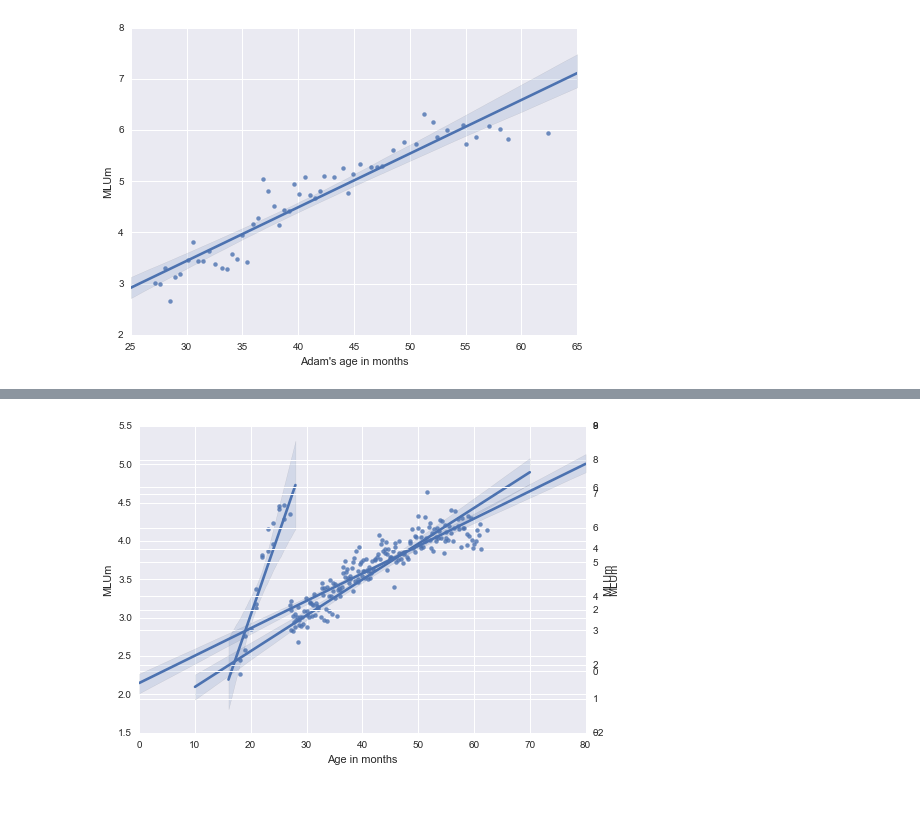
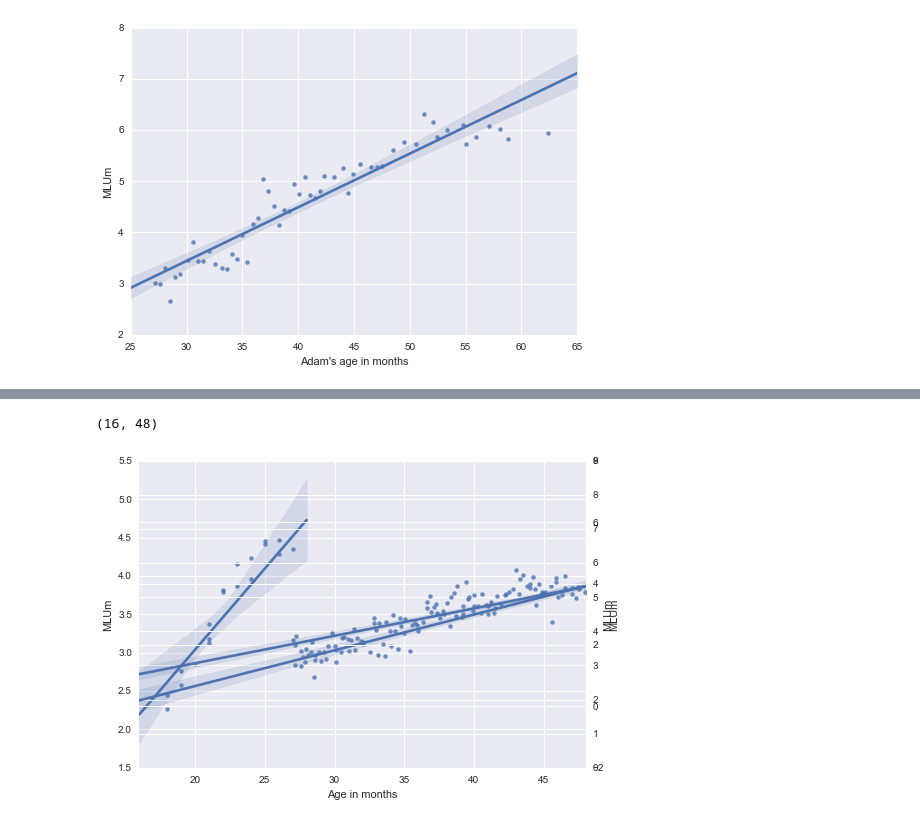
Before and after one commit to ethanweed/Development-of-Language-2017, a Jupyter notebook: playing-with-Lee_PyLangAcq.ipynb, the cells around one changed output, grey strips where cells are left out. Cells and saved outputs as stored; diff of their text form; code cells hidden in the pictures.

```diff
--- a/playing-with-Lee_PyLangAcq.ipynb
+++ b/playing-with-Lee_PyLangAcq.ipynb
@@ -152,9 +155,11 @@ import matplotlib.pyplot as plt
 # %%
 fig, ax = plt.subplots()
 eve_MLU_plot = sns.regplot(x='Age in months', y='MLUm', data=eve_MLU_df)
 ax2 = ax.twinx()
 adam_MLU_plot = sns.regplot(x='Age in months', y='MLUm', data=adam_MLU_df)
 ax3 = ax.twinx()
 sarah_MLU_plot = sns.regplot(x='Age in months', y='MLUm', data=sarah_MLU_df)
+plt.xlim([16,48])
 # %% [output]
+(16, 48)
-[figure, old version]
+[figure, new version]
```
Also changed, not shown: parts of 2 cells of this notebook.
